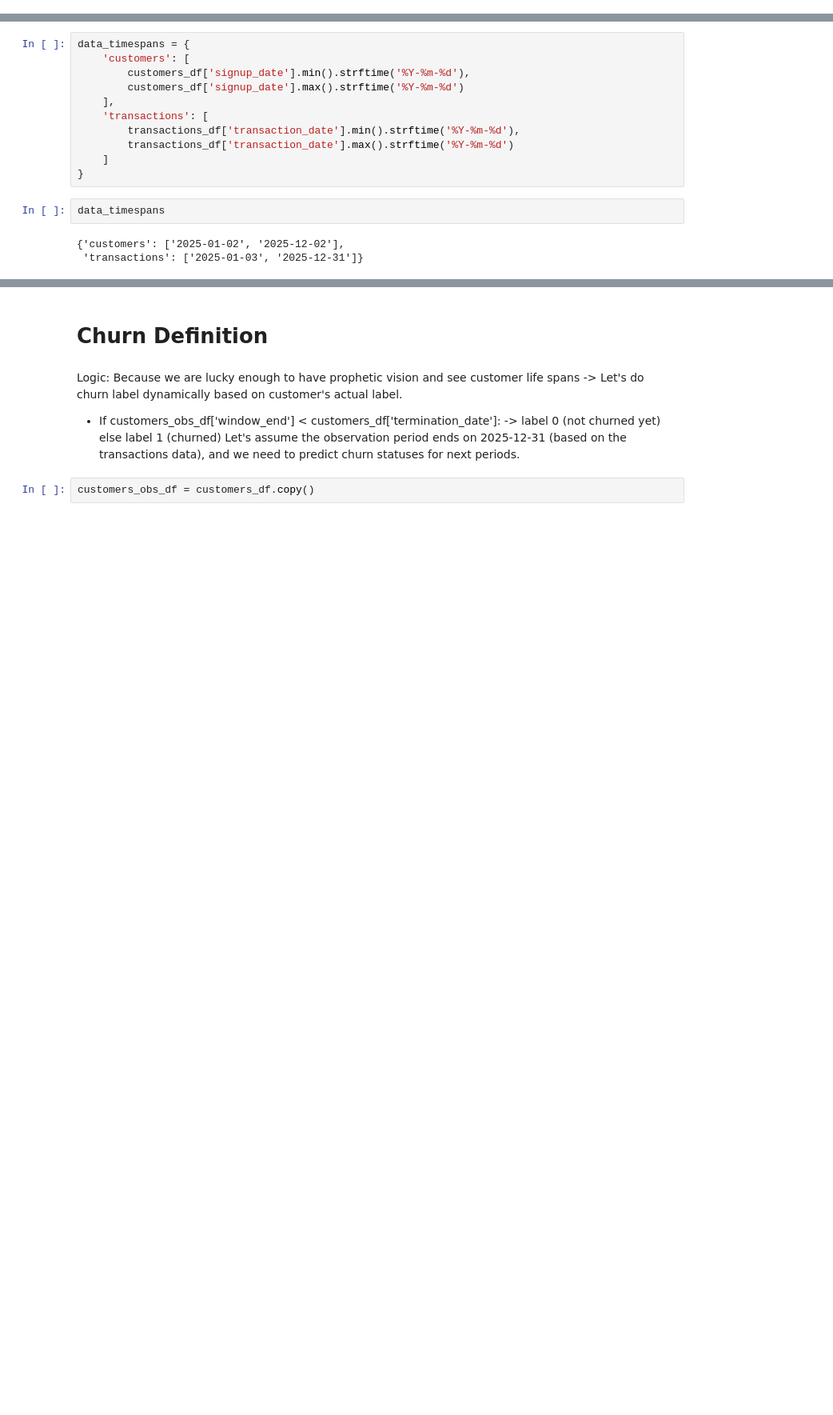
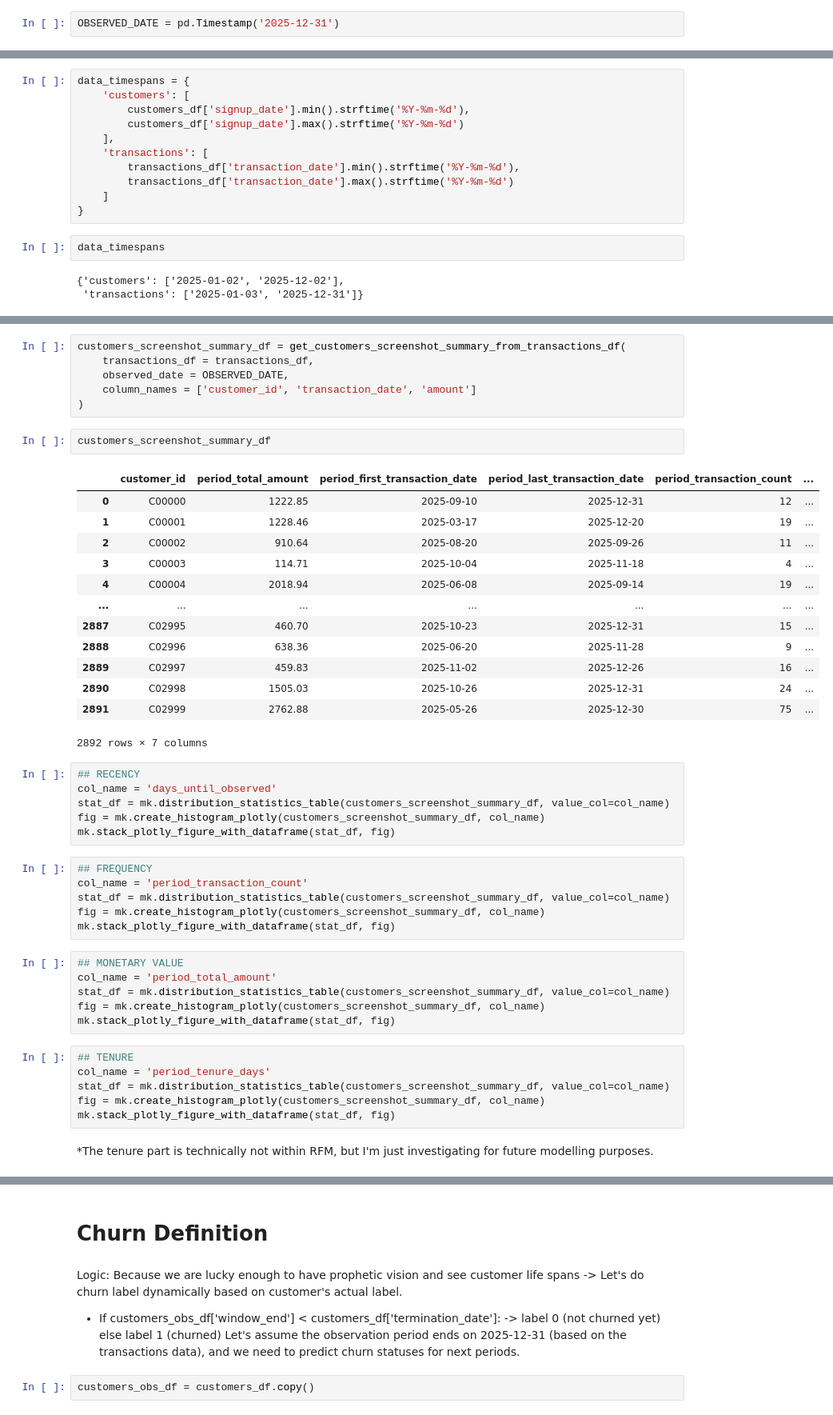
Before and after one commit to maithtruong/ai-customer-growth-retention, a Jupyter notebook: notebooks/00_eda.ipynb, the cells around one changed output, grey strips where cells are left out. Shown at 80% size. Cells and saved outputs as stored; diff of their text form; blank space fills up the shorter version.

Commit message:
Add customers summary functions and distributions inspection.

```diff
--- a/notebooks/00_eda.ipynb
+++ b/notebooks/00_eda.ipynb
@@ -37,6 +41,8 @@ True
 # %%
 SEED_CUSTOMERS=os.getenv("SEED_CUSTOMERS")
 SEED_TRANSACTIONS=os.getenv("SEED_TRANSACTIONS")
+# %%
+OBSERVED_DATE = pd.Timestamp('2025-12-31')
 # %% [markdown]
 ## Data
 # %%
@@ -158,0 +239,48 @@ data_timespans
+# %%
+customers_screenshot_summary_df = get_customers_screenshot_summary_from_transactions_df(
+    transactions_df = transactions_df,
+    observed_date = OBSERVED_DATE,
+    column_names = ['customer_id', 'transaction_date', 'amount']
+)
+# %%
+customers_screenshot_summary_df
+# %% [output]
+|  | customer_id | period_total_amount | period_first_transaction_date | period_last_transaction_date | period_transaction_count | ... |
+| 0 | C00000 | 1222.85 | 2025-09-10 | 2025-12-31 | 12 | ... |
+| 1 | C00001 | 1228.46 | 2025-03-17 | 2025-12-20 | 19 | ... |
+| 2 | C00002 | 910.64 | 2025-08-20 | 2025-09-26 | 11 | ... |
+| 3 | C00003 | 114.71 | 2025-10-04 | 2025-11-18 | 4 | ... |
+| 4 | C00004 | 2018.94 | 2025-06-08 | 2025-09-14 | 19 | ... |
+| ... | ... | ... | ... | ... | ... | ... |
+| 2887 | C02995 | 460.70 | 2025-10-23 | 2025-12-31 | 15 | ... |
+| 2888 | C02996 | 638.36 | 2025-06-20 | 2025-11-28 | 9 | ... |
+| 2889 | C02997 | 459.83 | 2025-11-02 | 2025-12-26 | 16 | ... |
+| 2890 | C02998 | 1505.03 | 2025-10-26 | 2025-12-31 | 24 | ... |
+| 2891 | C02999 | 2762.88 | 2025-05-26 | 2025-12-30 | 75 | ... |
+2892 rows × 7 columns
+# %%
+## RECENCY
+col_name = 'days_until_observed'
+stat_df = mk.distribution_statistics_table(customers_screenshot_summary_df, value_col=col_name)
+fig = mk.create_histogram_plotly(customers_screenshot_summary_df, col_name)
+mk.stack_plotly_figure_with_dataframe(stat_df, fig)
+# %%
+## FREQUENCY
+col_name = 'period_transaction_count'
+stat_df = mk.distribution_statistics_table(customers_screenshot_summary_df, value_col=col_name)
+fig = mk.create_histogram_plotly(customers_screenshot_summary_df, col_name)
+mk.stack_plotly_figure_with_dataframe(stat_df, fig)
+# %%
+## MONETARY VALUE
+col_name = 'period_total_amount'
+stat_df = mk.distribution_statistics_table(customers_screenshot_summary_df, value_col=col_name)
+fig = mk.create_histogram_plotly(customers_screenshot_summary_df, col_name)
+mk.stack_plotly_figure_with_dataframe(stat_df, fig)
+# %%
+## TENURE
+col_name = 'period_tenure_days'
+stat_df = mk.distribution_statistics_table(customers_screenshot_summary_df, value_col=col_name)
+fig = mk.create_histogram_plotly(customers_screenshot_summary_df, col_name)
+mk.stack_plotly_figure_with_dataframe(stat_df, fig)
+# %% [markdown]
+*The tenure part is technically not within RFM, but I'm just investigating for future modelling purposes.
```
Also changed, not shown: parts of 8 cells of this notebook, 1 other file.
